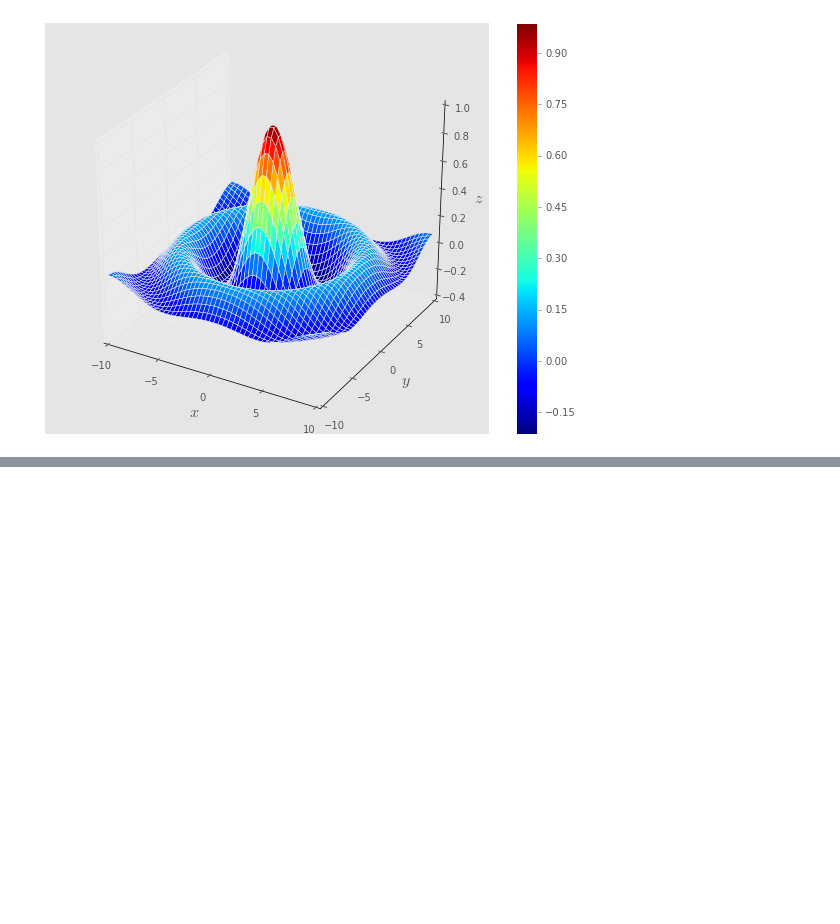
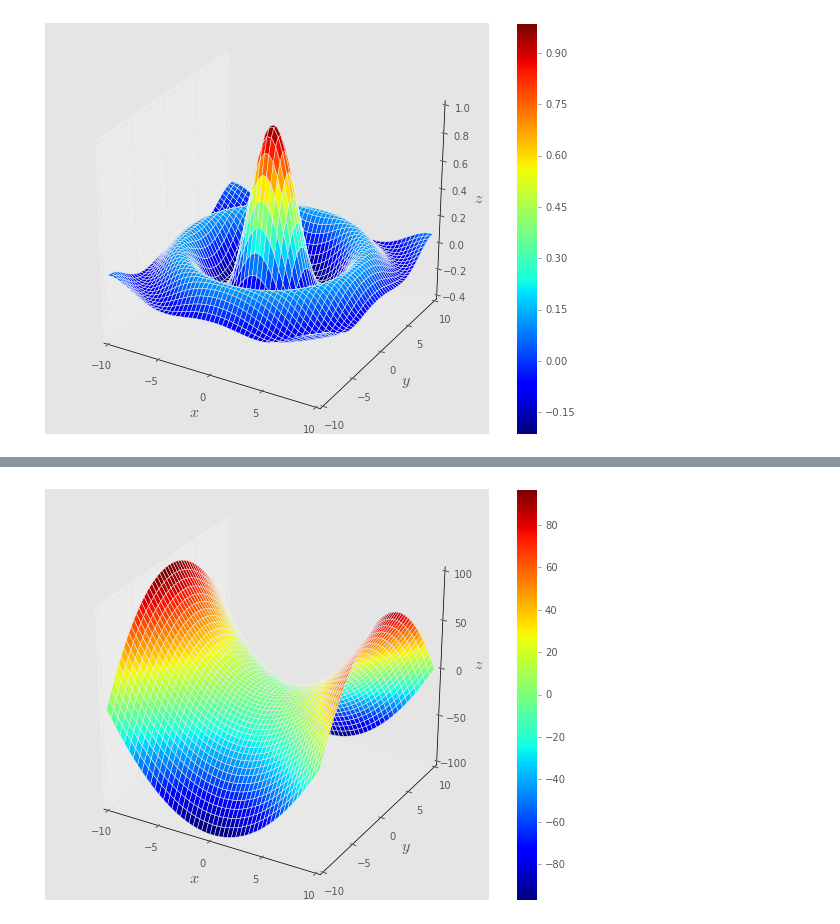
Before and after one commit to XoelSixto/uscmathcourse, a Jupyter notebook: derivadas_graficas.ipynb, the cells around one changed output, grey strips where cells are left out. Cells and saved outputs as stored; diff of their text form; code cells hidden in the pictures; blank space fills up the shorter version.

```diff
--- a/derivadas_graficas.ipynb
+++ b/derivadas_graficas.ipynb
@@ -79,0 +104,21 @@ fig.tight_layout();
+# %%
+fig = plt.figure(figsize=(8, 6))
+ax = fig.add_subplot(1, 1, 1, projection='3d')
+
+xs = np.linspace(-10., 10., 50)
+ys = np.linspace(-10., 10., 50)
+
+xms, yms = np.meshgrid(xs, ys)
+zms = xms*xms-yms*yms
+
+cmap = plt.cm.jet
+# ax.view_init(0., 45.)
+sf = ax.plot_surface(xms, yms, zms, rstride=1, cstride=1, alpha=1., cmap=cmap)
+ax.set_xlabel('$x$', fontsize=16)
+ax.set_ylabel('$y$', fontsize=16)
+ax.set_zlabel('$z$', fontsize=16)
+fig.colorbar(sf, ax=ax);
+
+fig.tight_layout();
+# %% [output]
+[figure, added]
```
Also changed, not shown: parts of 3 cells of this notebook.
